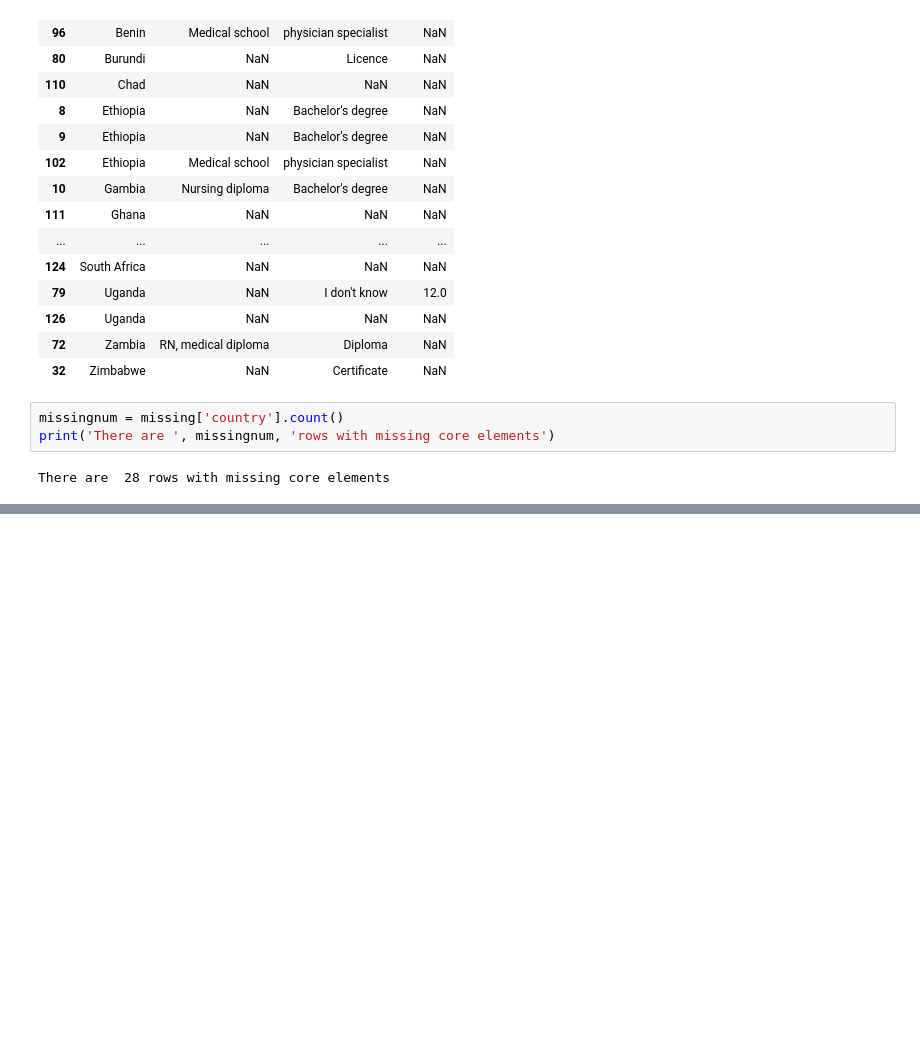
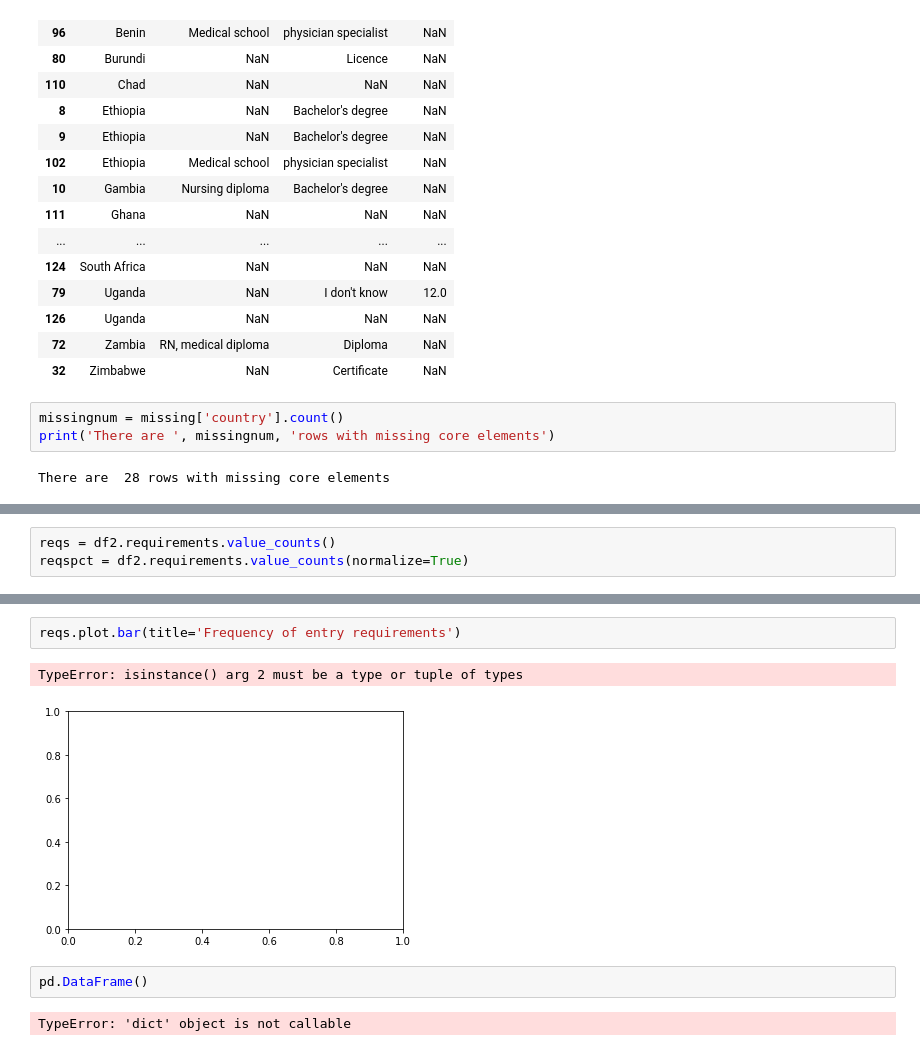
Before and after one commit to lawtj/npa, a Jupyter notebook: npa data.ipynb, the cells around one changed output, grey strips where cells are left out. Saved outputs shown, nothing was run; the diff lists cells and outputs as text; blank space fills up the shorter version.

```diff
--- a/npa data.ipynb
+++ b/npa data.ipynb
@@ -126,0 +152,3 @@ Name: duration, dtype: int64
+# %%
+reqs = df2.requirements.value_counts()
+reqspct = df2.requirements.value_counts(normalize=True)
@@ -126,0 +191,9 @@ Name: duration, dtype: int64
+# %%
+reqs.plot.bar(title='Frequency of entry requirements')
+# %% [output]
+TypeError: isinstance() arg 2 must be a type or tuple of types
+[figure, added]
+# %%
+pd.DataFrame()
+# %% [output]
+TypeError: 'dict' object is not callable
```
Also changed, not shown: parts of 18 cells of this notebook.
